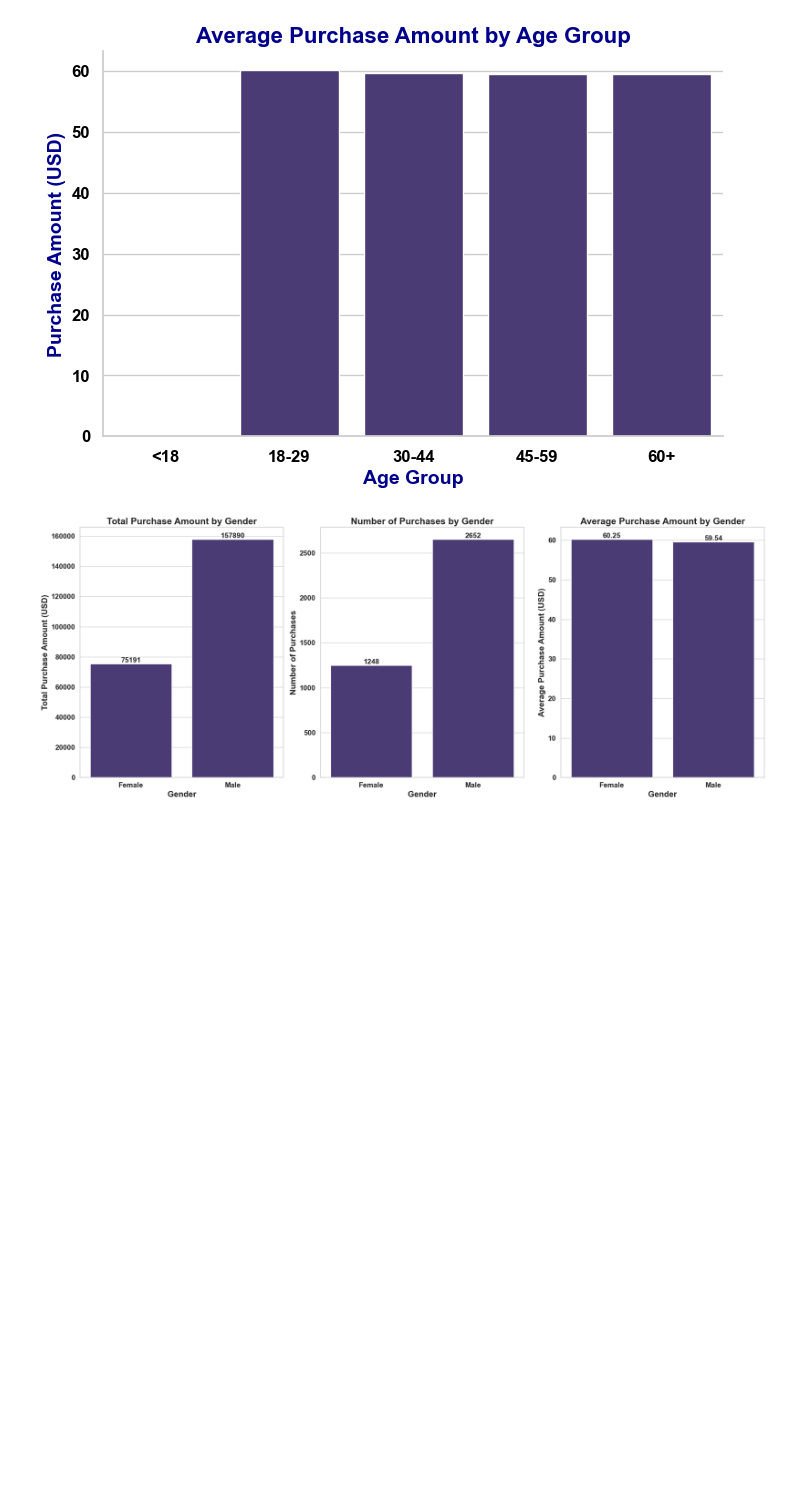
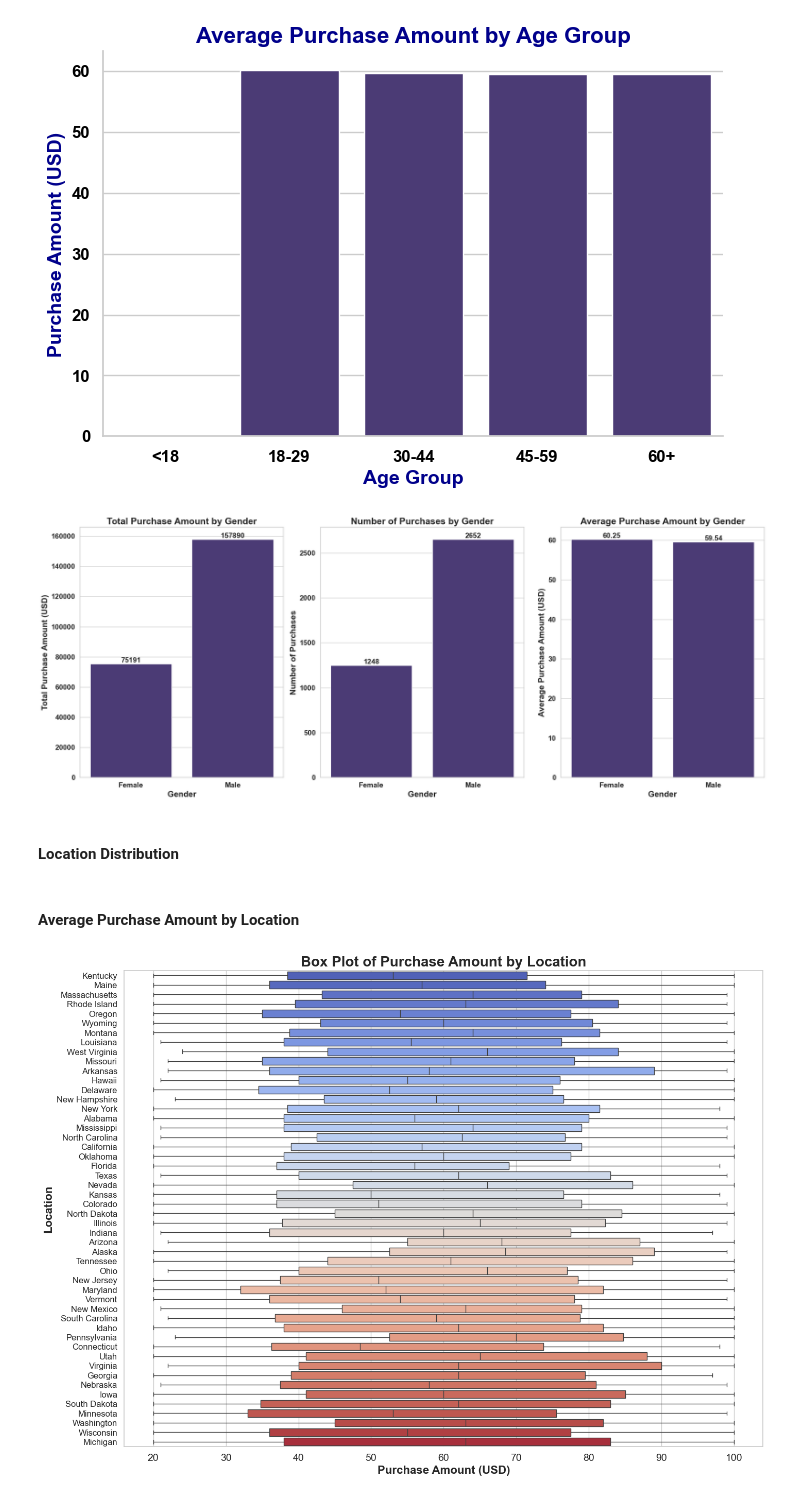
Before and after one commit to OlenaBolokhonova/team_project_2, a Jupyter notebook: src/visualization_project_part2.ipynb, the cells around one changed output. Saved outputs shown, nothing was run; the diff lists cells and outputs as text; code cells hidden in the pictures; blank space fills up the shorter version.

Commit message:
Adding revised python code for visualization

```diff
--- a/src/visualization_project_part2.ipynb
+++ b/src/visualization_project_part2.ipynb
@@ -88,7 +76,7 @@ plt.show()
 [figure]
 # %%
 # Load the dataset into a pandas DataFrame
-cust_data = pd.read_csv('./data/raw/shopping_trends.csv')
+cust_data = pd.read_csv('../data/raw/shopping_trends.csv')
 
 # Define the age bins and labels
 age_bins = [0, 18, 30, 45, 60, 100]
@@ -179,3 +167,5 @@ plt.tight_layout()
 plt.show()
 # %% [output]
 [figure]
+# %% [markdown]
+#### Location Distribution
@@ -181,0 +217,24 @@ plt.show()
+# %% [markdown]
+#### Average Purchase Amount by Location
+# %%
+import matplotlib.pyplot as plt
+import seaborn as sns
+
+# Create a box plot for purchase amount by location
+plt.figure(figsize=(16, 12))
+sns.set(style="whitegrid")
+
+# Box plot
+sns.boxplot(y='Location', x='Purchase Amount (USD)', data=cust_data, palette="coolwarm")
+
+# Enhancing the plot
+plt.title('Box Plot of Purchase Amount by Location', fontsize=20, fontweight='bold')
+plt.xlabel('Purchase Amount (USD)', fontsize=16, fontweight='bold')
+plt.ylabel('Location', fontsize=16, fontweight='bold')
+plt.xticks(fontsize=14)
+plt.yticks(fontsize=12)
+
+# Display the plot
+plt.show()
+# %% [output]
+[figure, added]
```
Also changed, not shown: parts of 3 cells of this notebook.
